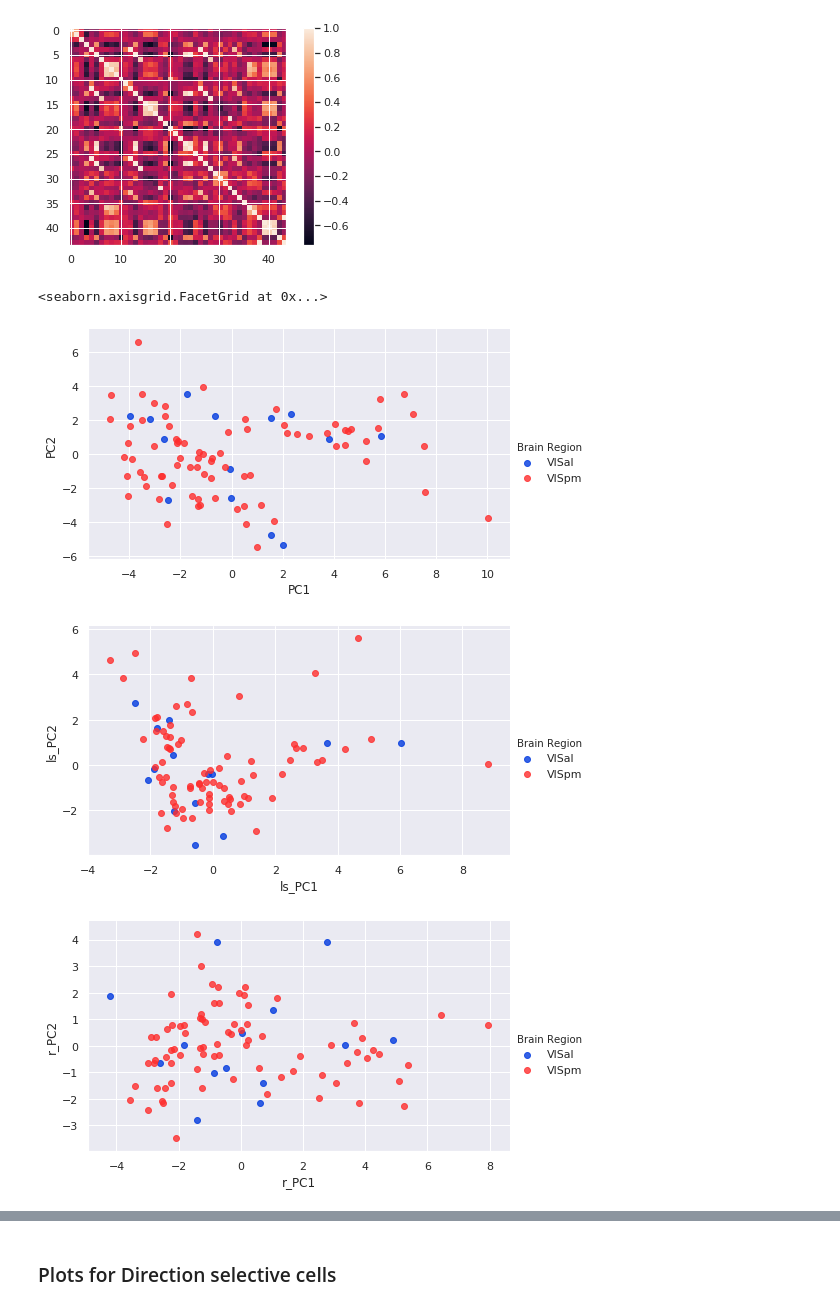
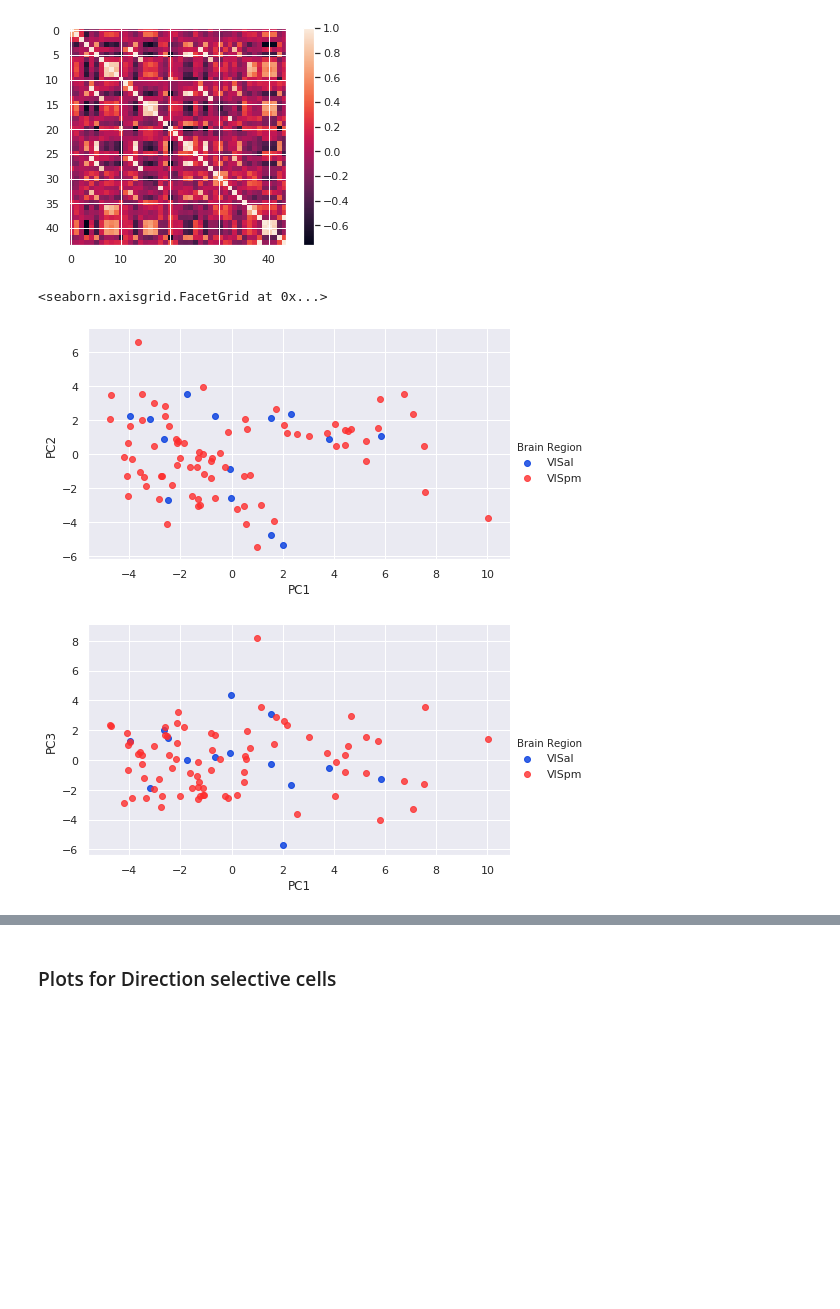
Before and after one commit to tthd0214/CellTypeProject, a Jupyter notebook: FinalProject/BIPN 162 Final Project Group 8.ipynb, the cells around one changed output, grey strips where cells are left out. Drawn from its saved outputs; the diff is of its cells as text; code cells hidden in the pictures; blank space fills up the shorter version.

```diff
--- a/FinalProject/BIPN 162 Final Project Group 8.ipynb
+++ b/FinalProject/BIPN 162 Final Project Group 8.ipynb
@@ -769,13 +773,11 @@ visalpm_ephys_name['r_PC4'] = X_2D_ramp[:,3]
 visalpm_ephys_name['r_PC5'] = X_2D_ramp[:,4]
 # %%
 sns.lmplot("PC1", "PC2", hue ='Brain Region', palette = custom, data=visalpm_ephys_name, fit_reg=False, height = 4, aspect = 1.7)
-sns.lmplot("ls_PC1", "ls_PC2", hue='Brain Region', palette = custom, data=visalpm_ephys_name, fit_reg=False, height = 4, aspect = 1.7)
-sns.lmplot("r_PC1", "r_PC2", hue='Brain Region', palette = custom, data=visalpm_ephys_name, fit_reg=False, height = 4, aspect = 1.7)
+sns.lmplot("PC1", "PC3", hue ='Brain Region', palette = custom, data=visalpm_ephys_name, fit_reg=False, height = 4, aspect = 1.7)
 # %% [output]
 <seaborn.axisgrid.FacetGrid at 0x...>
 [figure]
-[figure, old version]
+[figure, new version]
-[figure, removed]
 # %%
 plt.figure(figsize = (5,5))
 
```
Also changed, not shown: parts of 3 cells of this notebook.
